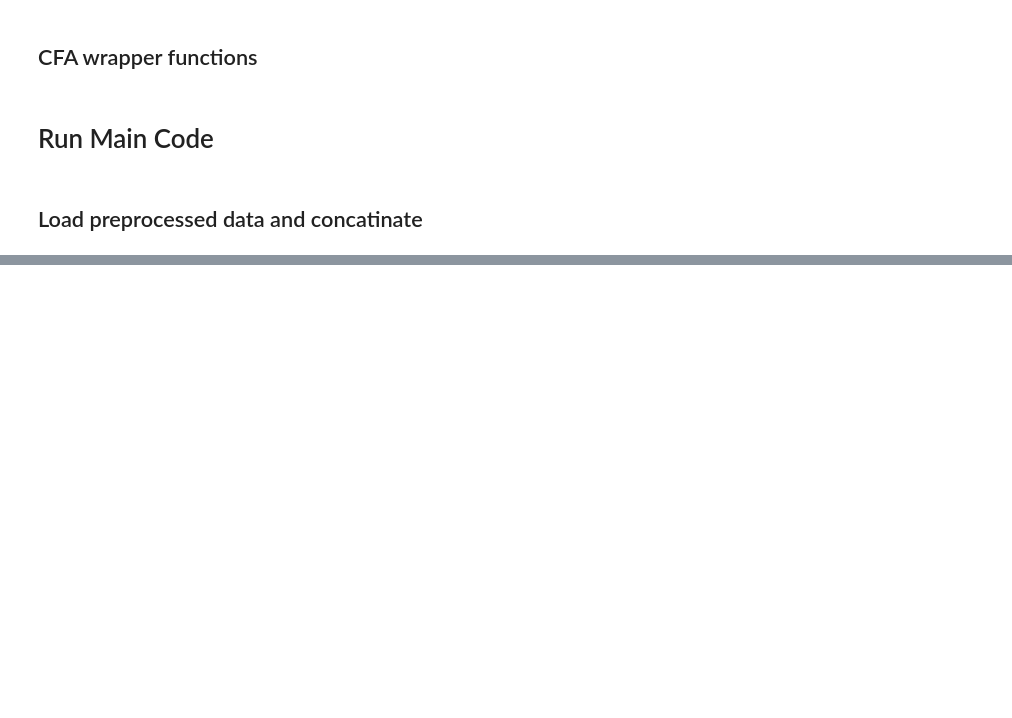
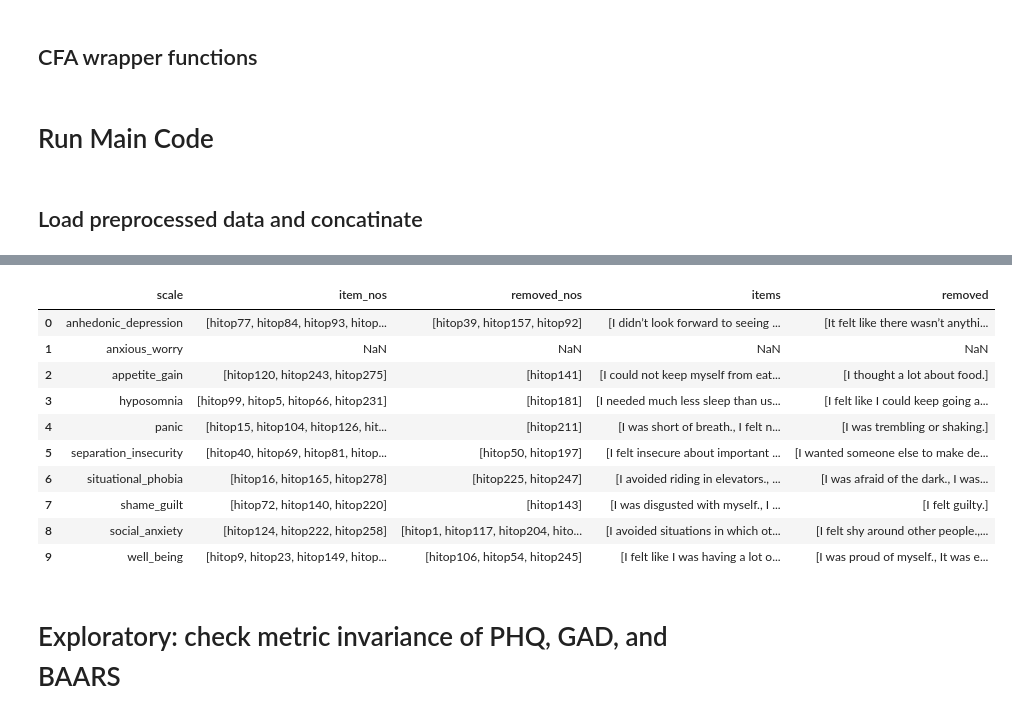
Before and after one commit to Shotgunosine/HiTOP, a Jupyter notebook: notebooks/NB_2_cfa_as_reg.ipynb, the cells around one changed output, grey strips where cells are left out. Cells and saved outputs as stored; diff of their text form; code cells hidden in the pictures; blank space fills up the shorter version.

```diff
--- a/notebooks/NB_2_cfa_as_reg.ipynb
+++ b/notebooks/NB_2_cfa_as_reg.ipynb
@@ -1541,0 +1710,40 @@ R[write to console]: No AFIs were selected, so only chi-squared will be permuted
+# %%
+stepwise_res = []
+histories = []
+scales_failing_metric = [
+    'anhedonic_depression',
+    'anxious_worry',
+    'appetite_gain',
+    'hyposomnia',
+    'panic',
+    'separation_insecurity',
+    'situational_phobia',
+    'shame_guilt',
+    'social_anxiety',
+    'well_being',
+]
+for scale in scales_failing_metric:
+    final, removed, history = do_three_way_cfa_stepwise_mi(
+        scale,
+        min_items=3,
+    )
+    if final is not None:
+        final_items = [item_lut[item_no] for item_no in final]
+        removed_items = [item_lut[item_no] for item_no in removed]
+        row = dict(
+            scale=scale,
+            item_nos=final,
+            removed_nos=removed,
+            items=final_items,
+            removed=removed_items
+        )
+    else:
+        row = dict(
+            scale=scale
+        )
+
+    stepwise_res.append(row)
+    pd.DataFrame(stepwise_res).to_pickle(cfa_dir / 'stepwise_in_progress.pkl')
+    history['scale'] = scale
+    history.to_pickle(cfa_dir / f'{scale}_history.pkl')
+    histories.append(history)
@@ -1541,0 +1768,16 @@ R[write to console]: No AFIs were selected, so only chi-squared will be permuted
+# %%
+stepwise_res = pd.DataFrame(stepwise_res)
+# %%
+stepwise_res
+# %% [output]
+|  | scale | item_nos | removed_nos | items | removed |
+| 0 | anhedonic_depression | [hitop77, hitop84, hitop93, hitop... | [hitop39, hitop157, hitop92] | [I didn’t look forward to seeing ... | [It felt like there wasn’t anythi... |
+| 1 | anxious_worry | NaN | NaN | NaN | NaN |
+| 2 | appetite_gain | [hitop120, hitop243, hitop275] | [hitop141] | [I could not keep myself from eat... | [I thought a lot about food.] |
+| 3 | hyposomnia | [hitop99, hitop5, hitop66, hitop231] | [hitop181] | [I needed much less sleep than us... | [I felt like I could keep going a... |
+| 4 | panic | [hitop15, hitop104, hitop126, hit... | [hitop211] | [I was short of breath., I felt n... | [I was trembling or shaking.] |
+| 5 | separation_insecurity | [hitop40, hitop69, hitop81, hitop... | [hitop50, hitop197] | [I felt insecure about important ... | [I wanted someone else to make de... |
+| 6 | situational_phobia | [hitop16, hitop165, hitop278] | [hitop225, hitop247] | [I avoided riding in elevators., ... | [I was afraid of the dark., I was... |
+| 7 | shame_guilt | [hitop72, hitop140, hitop220] | [hitop143] | [I was disgusted with myself., I ... | [I felt guilty.] |
+| 8 | social_anxiety | [hitop124, hitop222, hitop258] | [hitop1, hitop117, hitop204, hito... | [I avoided situations in which ot... | [I felt shy around other people.,... |
+| 9 | well_being | [hitop9, hitop23, hitop149, hitop... | [hitop106, hitop54, hitop245] | [I felt like I was having a lot o... | [I was proud of myself., It was e... |
@@ -1541,0 +1786,2 @@ R[write to console]: No AFIs were selected, so only chi-squared will be permuted
+# %% [markdown]
+# Exploratory: check metric invariance of PHQ, GAD, and BAARS
```
Also changed, not shown: parts of 56 cells of this notebook, 1 other file.
